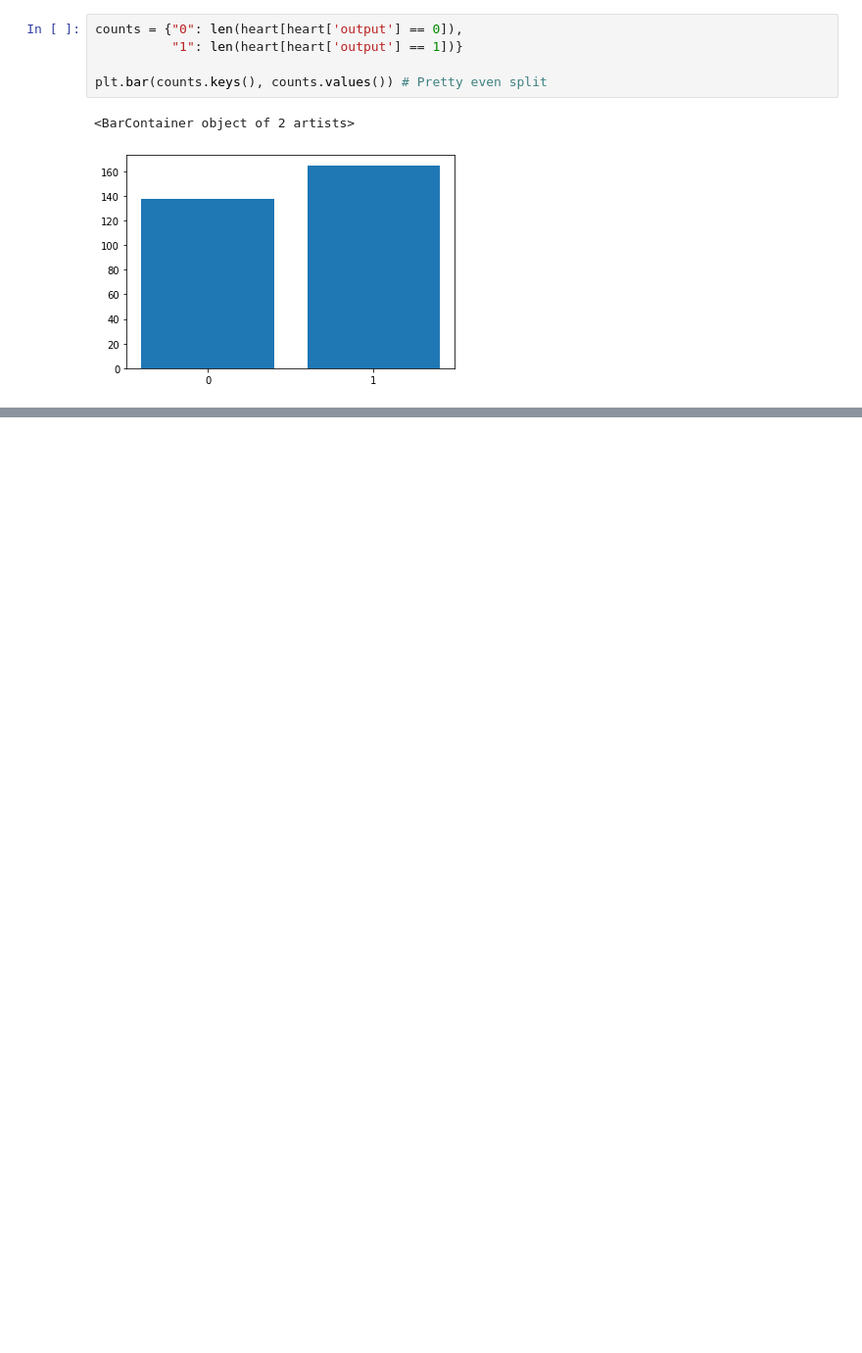
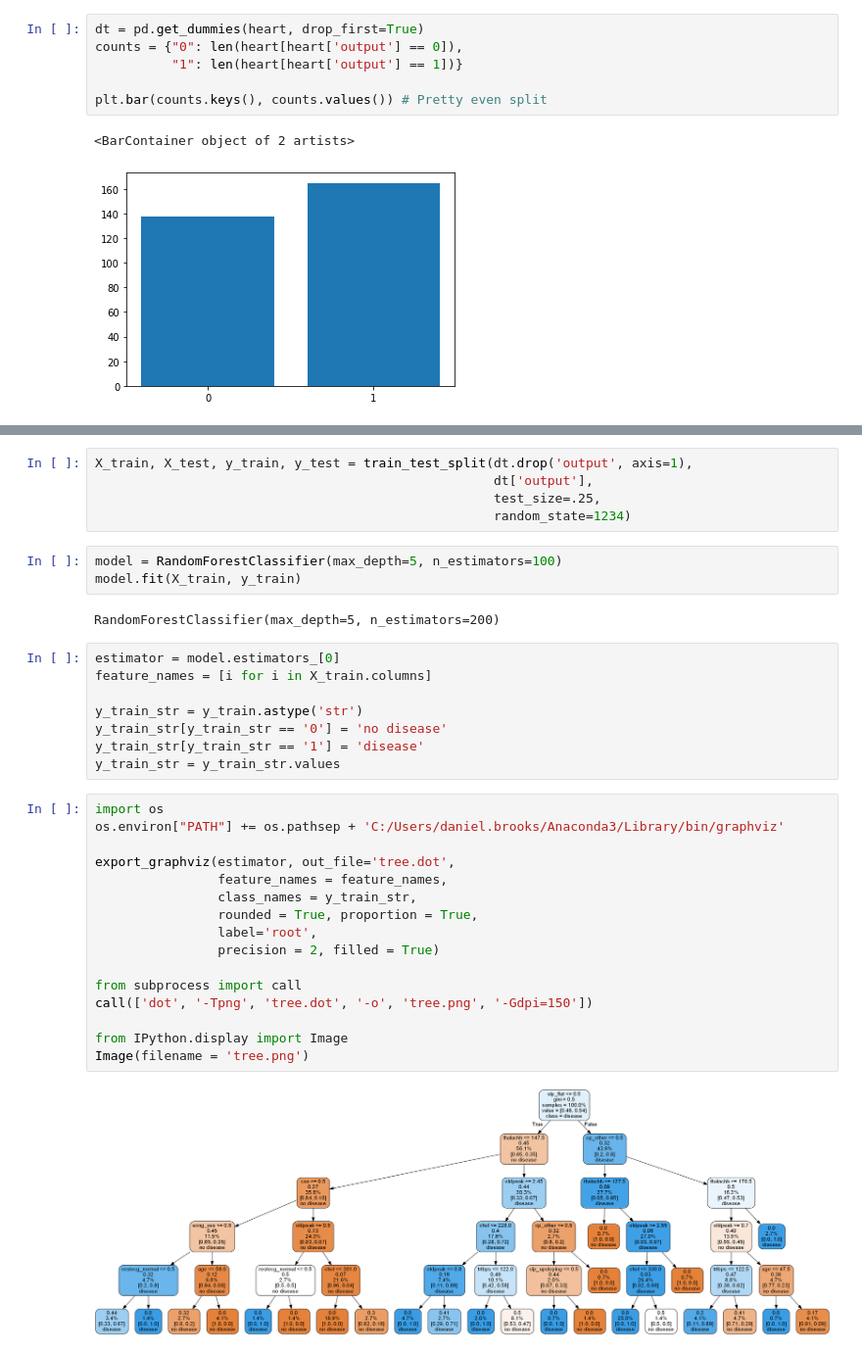
Before and after one commit to DanielBrooks253/Kaggle, a Jupyter notebook: Heart_Attack_Analysis/Heart_Attack_Analysis.ipynb, the cells around one changed output, grey strips where cells are left out. Shown at 98% size. Cells and saved outputs as stored; diff of their text form; blank space fills up the shorter version.

Commit message:
Random Forest
Did some exploration with fitting a random forest to the data.

```diff
--- a/Heart_Attack_Analysis/Heart_Attack_Analysis.ipynb
+++ b/Heart_Attack_Analysis/Heart_Attack_Analysis.ipynb
@@ -66,4 +54,5 @@ heart.describe()
 # %%
+dt = pd.get_dummies(heart, drop_first=True)
 counts = {"0": len(heart[heart['output'] == 0]),
           "1": len(heart[heart['output'] == 1])}
 
@@ -225,0 +72,36 @@ keep_cols
+# %%
+X_train, X_test, y_train, y_test = train_test_split(dt.drop('output', axis=1),
+                                                    dt['output'],
+                                                    test_size=.25,
+                                                    random_state=1234)
+# %%
+model = RandomForestClassifier(max_depth=5, n_estimators=100)
+model.fit(X_train, y_train)
+# %% [output]
+RandomForestClassifier(max_depth=5, n_estimators=200)
+# %%
+estimator = model.estimators_[0]
+feature_names = [i for i in X_train.columns]
+
+y_train_str = y_train.astype('str')
+y_train_str[y_train_str == '0'] = 'no disease'
+y_train_str[y_train_str == '1'] = 'disease'
+y_train_str = y_train_str.values
+# %%
+import os
+os.environ["PATH"] += os.pathsep + 'C:/Users/daniel.brooks/Anaconda3/Library/bin/graphviz'
+
+export_graphviz(estimator, out_file='tree.dot',
+                feature_names = feature_names,
+                class_names = y_train_str,
+                rounded = True, proportion = True,
+                label='root',
+                precision = 2, filled = True)
+
+from subprocess import call
+call(['dot', '-Tpng', 'tree.dot', '-o', 'tree.png', '-Gdpi=150'])
+
+from IPython.display import Image
+Image(filename = 'tree.png')
+# %% [output]
+[figure, added]
```
Also changed, not shown: parts of 26 cells of this notebook, 3 other files.
